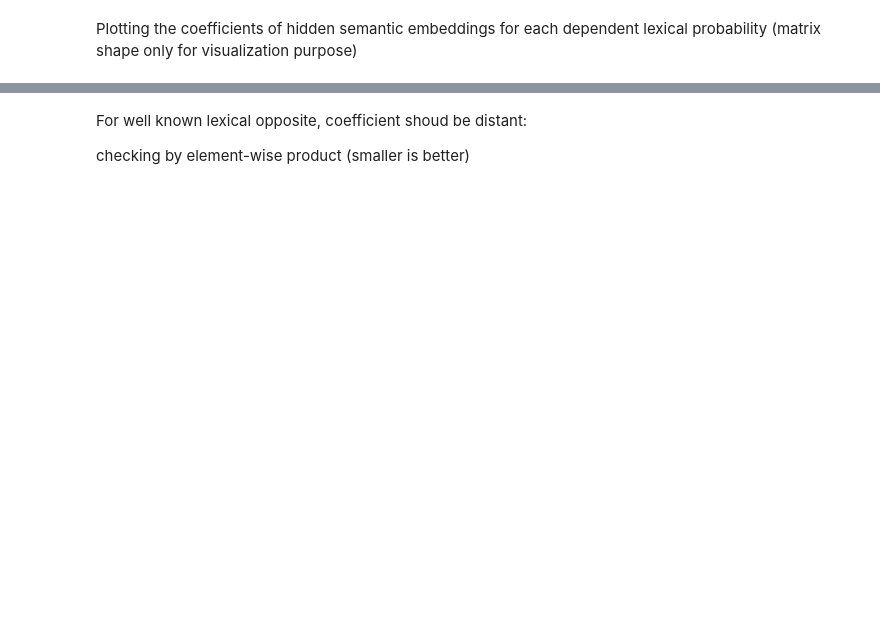
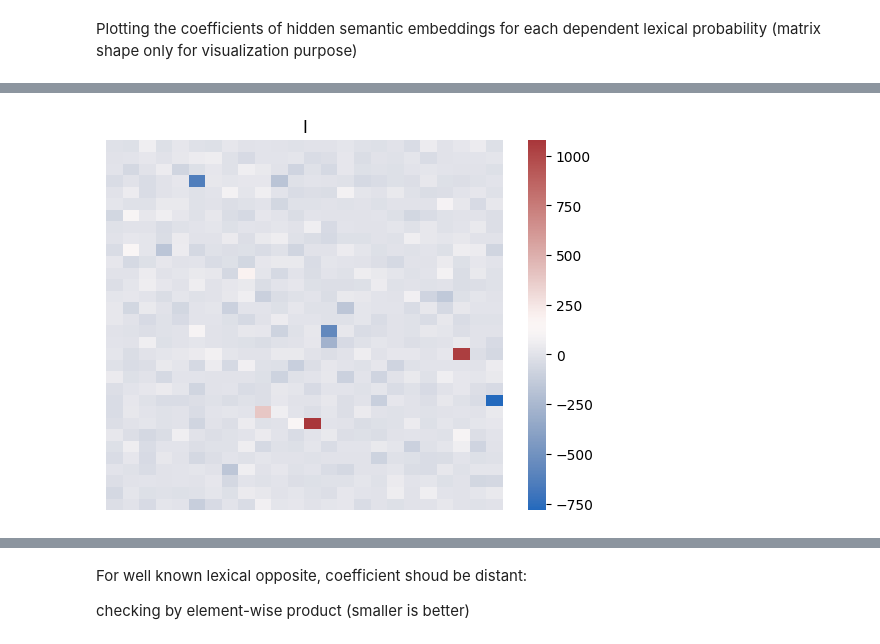
Before and after one commit to ranieri-unimi/depression, a Jupyter notebook: bert.fine.fine.ipynb, the cells around one changed output, grey strips where cells are left out. Saved outputs shown, nothing was run; the diff lists cells and outputs as text; code cells hidden in the pictures; blank space fills up the shorter version.

```diff
--- a/bert.fine.fine.ipynb
+++ b/bert.fine.fine.ipynb
@@ -170,24 +203,24 @@ print("F1 Score: ", f1_score(y_true, y_raw))
 # %% [markdown]
 #### After Fine Tuning
 # %%
-conf_matrix = confusion_matrix(y_true=y_true, y_pred=y_fine)
+# conf_matrix = confusion_matrix(y_true=y_true, y_pred=y_fine)
 
-fig, ax = plt.subplots(figsize=(2, 2))
-ax.matshow(conf_matrix, cmap=plt.cm.Oranges, alpha=0.3)
-for i in range(conf_matrix.shape[0]):
-    for j in range(conf_matrix.shape[1]):
-        ax.text(
-            x=j,
-            y=i,
-            s=conf_matrix[i, j],
-            va="center",
-            ha="center",
-            size="large",
-        )
+# fig, ax = plt.subplots(figsize=(2, 2))
+# ax.matshow(conf_matrix, cmap=plt.cm.Oranges, alpha=0.3)
+# for i in range(conf_matrix.shape[0]):
+#     for j in range(conf_matrix.shape[1]):
+#         ax.text(
+#             x=j,
+#             y=i,
+#             s=conf_matrix[i, j],
+#             va="center",
+#             ha="center",
+#             size="large",
+#         )
 
-plt.xlabel("Predictions", fontsize=14)
-plt.ylabel("Actuals", fontsize=14)
-plt.show()
+# plt.xlabel("Predictions", fontsize=14)
+# plt.ylabel("Actuals", fontsize=14)
+# plt.show()
 # %%
 print("Precision:", precision_score(y_true, y_fine))
 print("Recall: ", recall_score(y_true, y_fine))
@@ -308,2 +350,4 @@ plot_coeff("death")
 # %%
-plot_coeff("posemo")
+plot_coeff("i")
+# %% [output]
+[figure, added]
```
Also changed, not shown: parts of 35 cells of this notebook, 2 other files.
